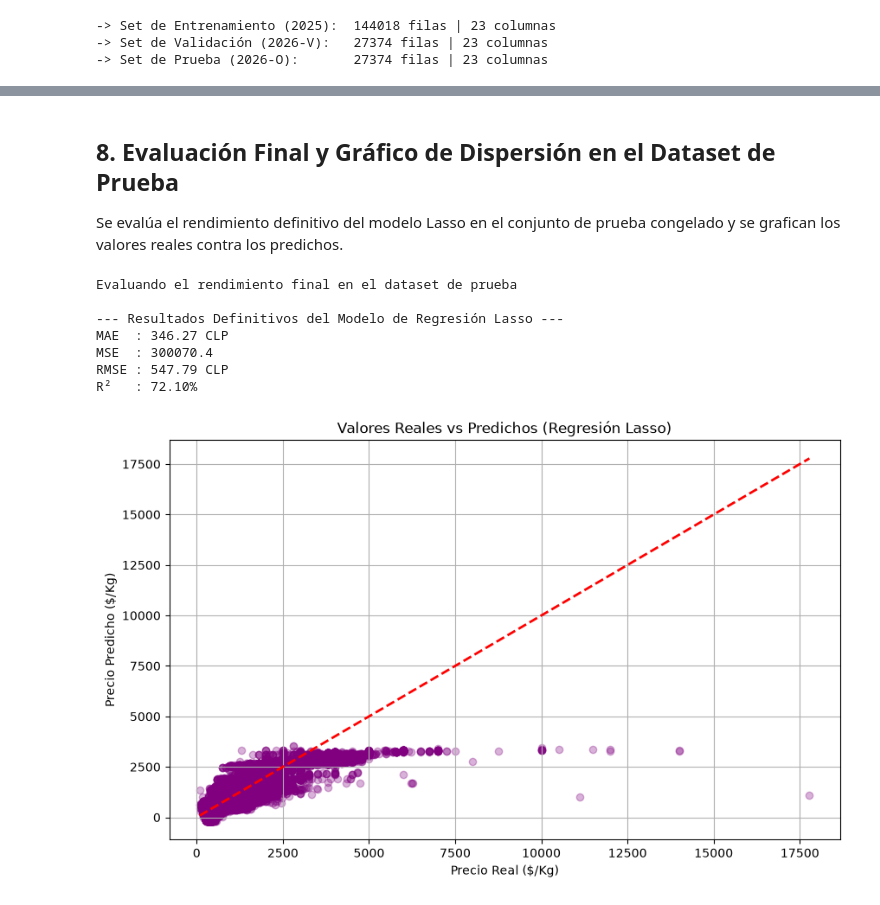
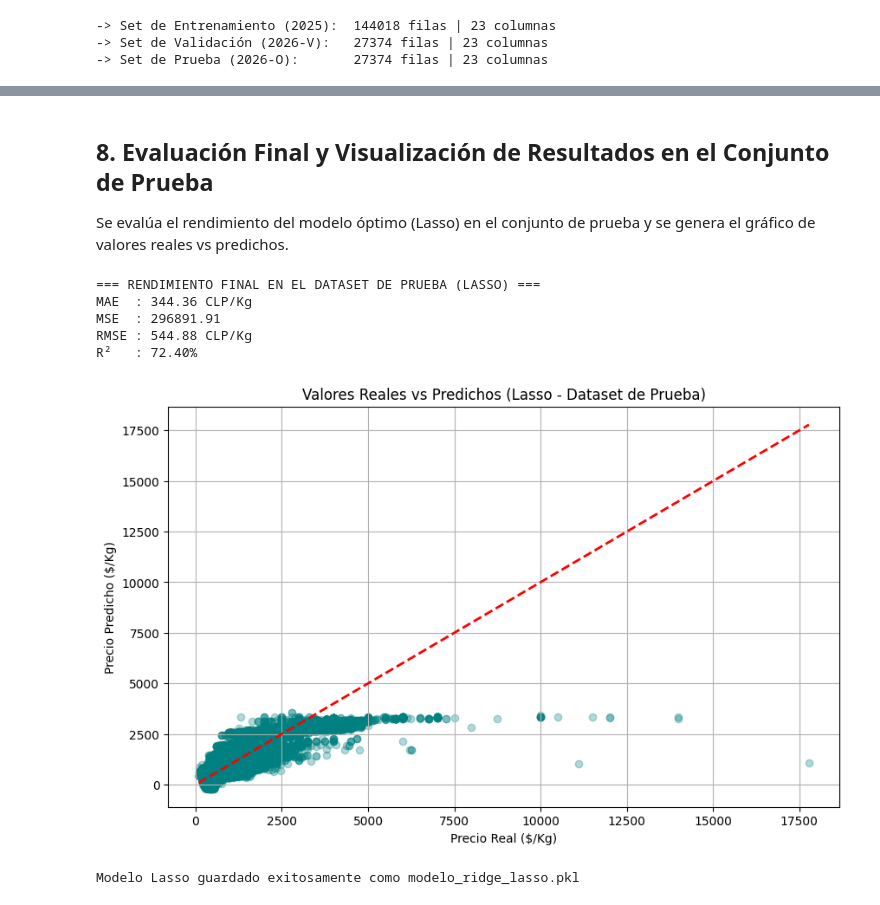
Before and after one commit to FrancisZaphkiel/predicion_precio_hortifruticula_chile, a Jupyter notebook: entrenamiento_ridge_lasso.ipynb, the cells around one changed output, grey strips where cells are left out. Cells and saved outputs as stored; diff of their text form; code cells hidden in the pictures.

```diff
--- a/entrenamiento_ridge_lasso.ipynb
+++ b/entrenamiento_ridge_lasso.ipynb
@@ -28,7 +36,8 @@ Se descartan columnas para conservar únicamente las variables predictivas y el
 columnas_a_descartar = [
     '_id', 'Fecha', 'ID region', 'Region',
     'Unidad de comercializacion', 'Precio minimo',
-    'Precio maximo', 'Precio promedio', 'Precio_Promedio_Limpio', 'Volumen'
+    'Precio maximo', 'Precio promedio', 'Precio_Promedio_Limpio', 'Volumen',
+    'Dia_Semana_Nombre'
 ]
 
 X_train = df_train.drop(columns=columnas_a_descartar + ['Precio_Promedio_Por_Kilo'])
@@ -40,5 +49,5 @@ y_val = df_val['Precio_Promedio_Por_Kilo']
 X_test = df_test.drop(columns=columnas_a_descartar + ['Precio_Promedio_Por_Kilo'])
 y_test = df_test['Precio_Promedio_Por_Kilo']
 
-print(f"Dimensiones finales de la matriz de entrada (X_train): {X_train.shape[1]} columnas de negocio conservadas.")
+print(f"Dimensiones de X_train: {X_train.shape} | X_val: {X_val.shape} | X_test: {X_test.shape}")
 # %% [output]
@@ -122,0 +101,8 @@ Se calculan las métricas de regresión (MAE, RMSE, R²) en el conjunto de valid
+# %%
+print("Entrenando el Pipeline de Regresión Ridge...")
+pipeline_ridge.fit(X_train, y_train)
+
+print("Entrenando el Pipeline de Regresión Lasso...")
+pipeline_lasso.fit(X_train, y_train)
+
+print("-> Entrenamiento completado.")
@@ -194,38 +182,38 @@ plt.show()
 # %% [markdown]
-## 8. Evaluación Final y Gráfico de Dispersión en el Dataset de Prueba
-Se evalúa el rendimiento definitivo del modelo Lasso en el conjunto de prueba congelado y se grafican los valores reales contra los predichos.
+## 8. Evaluación Final y Visualización de Resultados en el Conjunto de Prueba
+Se evalúa el rendimiento del modelo óptimo (Lasso) en el conjunto de prueba y se genera el gráfico de valores reales vs predichos.
 # %%
-import matplotlib.pyplot as plt
+preds_test = pipeline_lasso.predict(X_test)
 
-print("Evaluando el rendimiento final en el dataset de prueba")
-preds_finales = model_lasso.predict(X_test_scaled)
+mae_test = mean_absolute_error(y_test, preds_test)
+mse_test = mean_squared_error(y_test, preds_test)
+rmse_test = np.sqrt(mse_test)
+r2_test = r2_score(y_test, preds_test)
 
-mae_final = mean_absolute_error(y_test, preds_finales)
-mse_final = mean_squared_error(y_test, preds_finales)
-rmse_final = np.sqrt(mse_final)
-r2_final = r2_score(y_test, preds_finales)
+print("=== RENDIMIENTO FINAL EN EL DATASET DE PRUEBA (LASSO) ===")
+print(f"MAE  : {mae_test:.2f} CLP/Kg")
+print(f"MSE  : {mse_test:.2f}")
+print(f"RMSE : {rmse_test:.2f} CLP/Kg")
+print(f"R²   : {r2_test * 100:.2f}%")
 
-print("\n--- Resultados Definitivos del Modelo de Regresión Lasso ---")
-print(f"MAE  : {round(mae_final, 2)} CLP")
-print(f"MSE  : {round(mse_final, 2)}")
-print(f"RMSE : {round(rmse_final, 2)} CLP")
-print(f"R²   : {round(r2_final, 4) * 100:.2f}%")
-
+# Gráfico de Valores Reales vs Predichos
 plt.figure(figsize=(10, 6))
-plt.scatter(y_test, preds_finales, alpha=0.3, color="purple")
+plt.scatter(y_test, preds_test, alpha=0.3, color="teal")
+plt.plot([y_test.min(), y_test.max()], [y_test.min(), y_test.max()], 'r--', lw=2)
 plt.xlabel("Precio Real ($/Kg)")
 plt.ylabel("Precio Predicho ($/Kg)")
-plt.title("Valores Reales vs Predichos (Regresión Lasso)")
-
-plt.plot([y_test.min(), y_test.max()], [y_test.min(), y_test.max()], 'r--', lw=2)
+plt.title("Valores Reales vs Predichos (Lasso - Dataset de Prueba)")
 plt.grid(True)
 plt.show()
+
+# Guardamos el modelo ganador
+joblib.dump(pipeline_lasso, "modelo_ridge_lasso.pkl")
+print("\nModelo Lasso guardado exitosamente como modelo_ridge_lasso.pkl")
 # %% [output]
-Evaluando el rendimiento final en el dataset de prueba
-
---- Resultados Definitivos del Modelo de Regresión Lasso ---
-MAE  : 346.27 CLP
-MSE  : 300070.4
-RMSE : 547.79 CLP
-R²   : 72.10%
+=== RENDIMIENTO FINAL EN EL DATASET DE PRUEBA (LASSO) ===
+MAE  : 344.36 CLP/Kg
+MSE  : 296891.91
+RMSE : 544.88 CLP/Kg
+R²   : 72.40%
-[figure, old version]
+[figure, new version]
+Modelo Lasso guardado exitosamente como modelo_ridge_lasso.pkl
```
Also changed, not shown: parts of 22 cells of this notebook.
